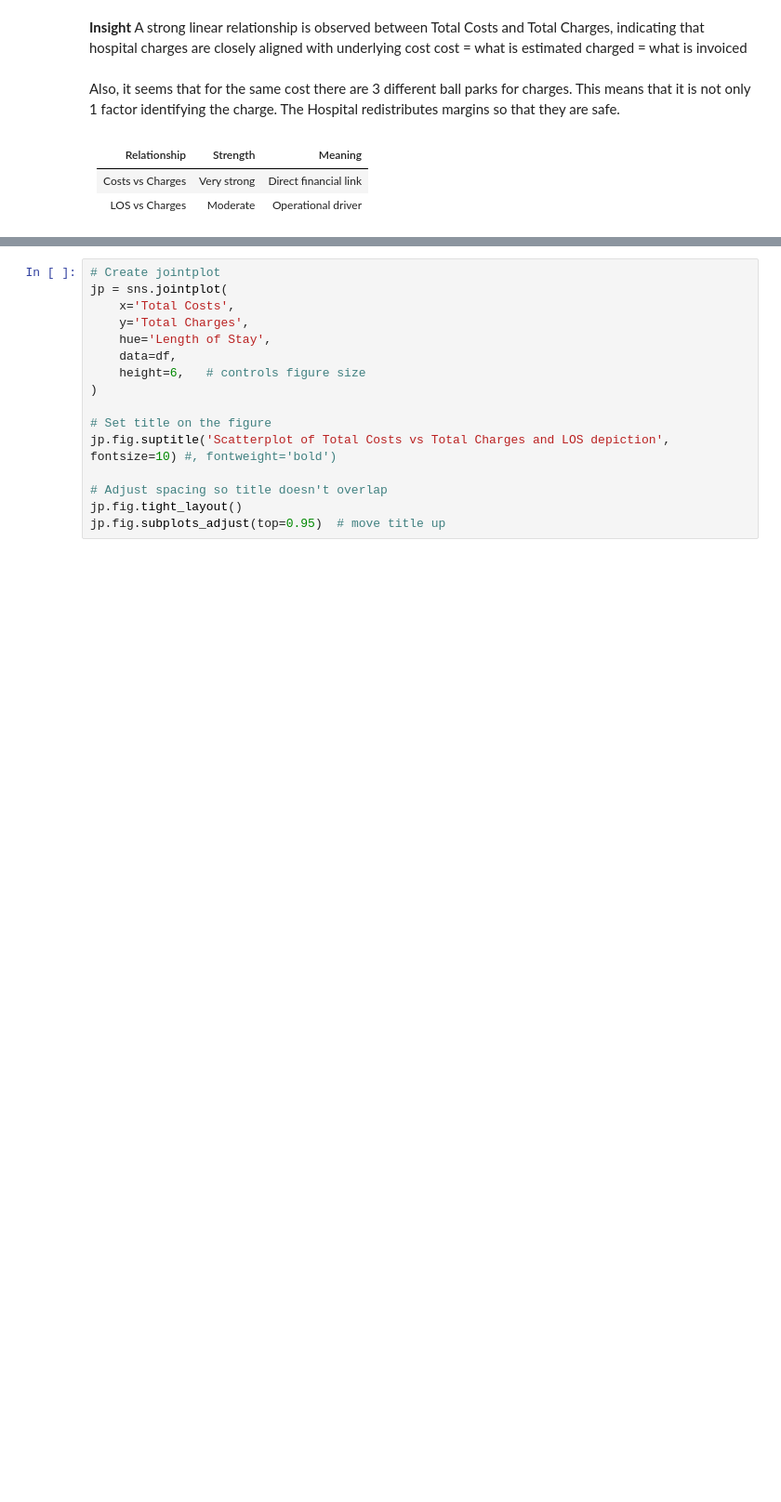
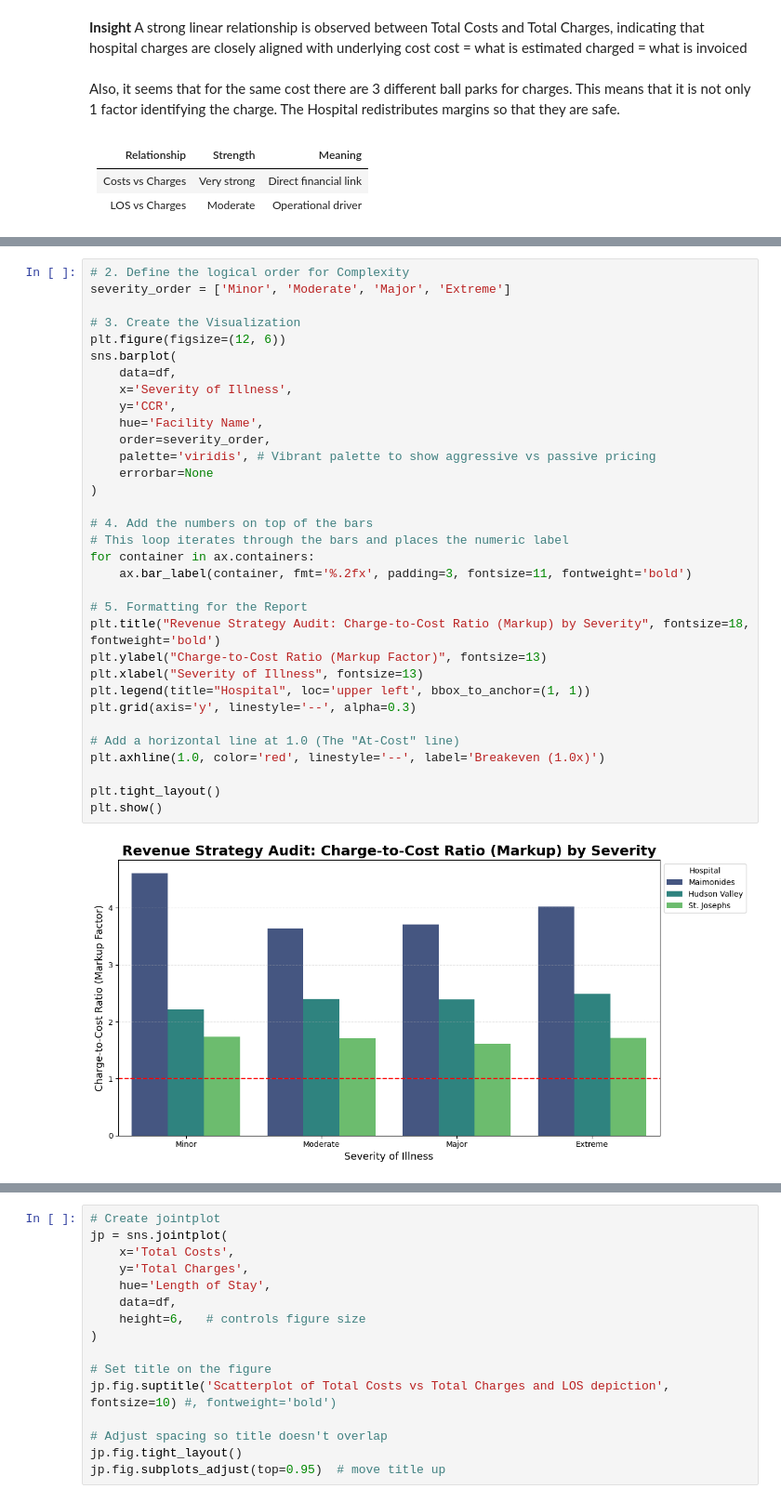
Before and after one commit to kpsalida/HospitalDischarges_Visualization, a Jupyter notebook: viz_eda.ipynb, the cells around one changed output, grey strips where cells are left out. Shown at 93% size. Cells and saved outputs as stored; diff of their text form; blank space fills up the shorter version.

```diff
--- a/viz_eda.ipynb
+++ b/viz_eda.ipynb
@@ -1412,0 +1477,35 @@ Also, it seems that for the same cost there are 3 different ball parks for charg
+# %%
+# 2. Define the logical order for Complexity
+severity_order = ['Minor', 'Moderate', 'Major', 'Extreme']
+
+# 3. Create the Visualization
+plt.figure(figsize=(12, 6))
+sns.barplot(
+    data=df,
+    x='Severity of Illness',
+    y='CCR',
+    hue='Facility Name',
+    order=severity_order,
+    palette='viridis', # Vibrant palette to show aggressive vs passive pricing
+    errorbar=None
+)
+
+# 4. Add the numbers on top of the bars
+# This loop iterates through the bars and places the numeric label
+for container in ax.containers:
+    ax.bar_label(container, fmt='%.2fx', padding=3, fontsize=11, fontweight='bold')
+
+# 5. Formatting for the Report
+plt.title("Revenue Strategy Audit: Charge-to-Cost Ratio (Markup) by Severity", fontsize=18, fontweight='bold')
+plt.ylabel("Charge-to-Cost Ratio (Markup Factor)", fontsize=13)
+plt.xlabel("Severity of Illness", fontsize=13)
+plt.legend(title="Hospital", loc='upper left', bbox_to_anchor=(1, 1))
+plt.grid(axis='y', linestyle='--', alpha=0.3)
+
+# Add a horizontal line at 1.0 (The "At-Cost" line)
+plt.axhline(1.0, color='red', linestyle='--', label='Breakeven (1.0x)')
+
+plt.tight_layout()
+plt.show()
+# %% [output]
+[figure, added]
```
Also changed, not shown: parts of 8 cells of this notebook.
